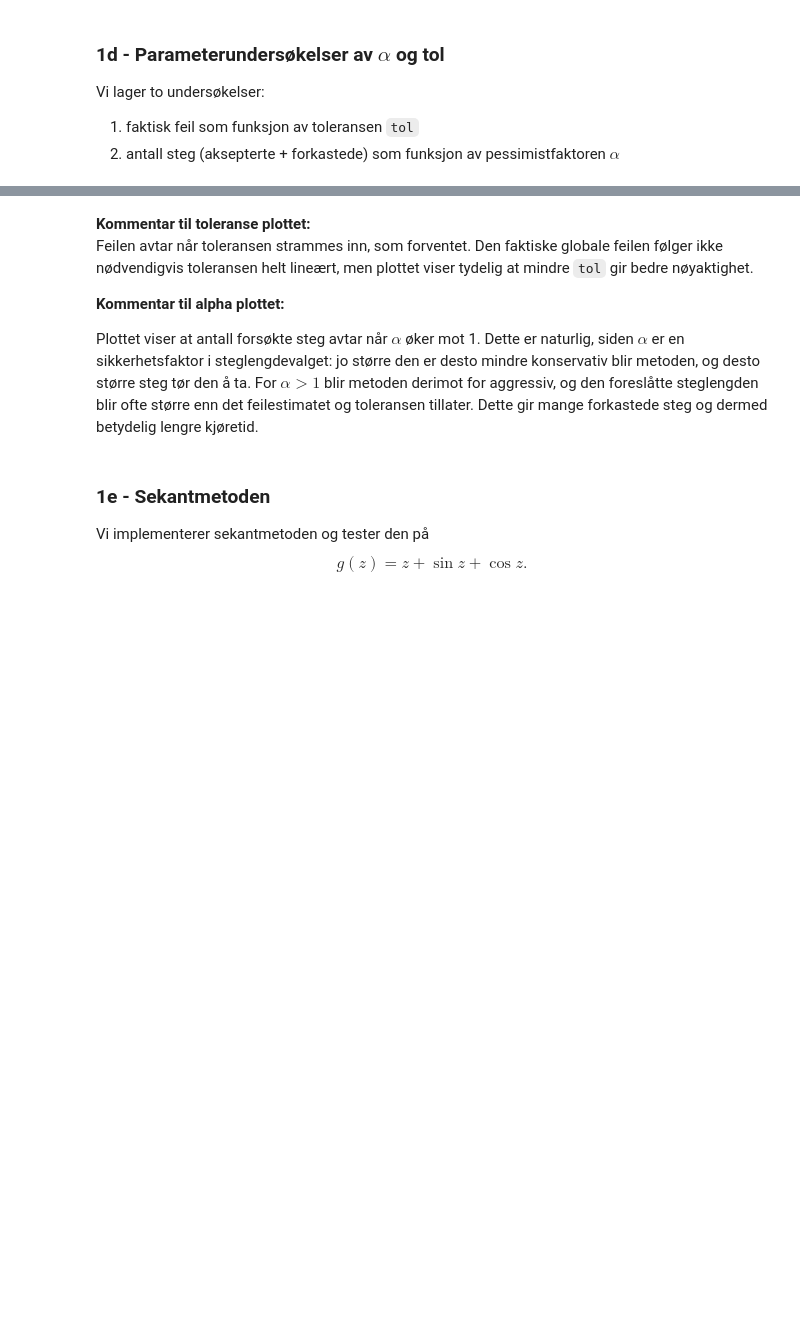
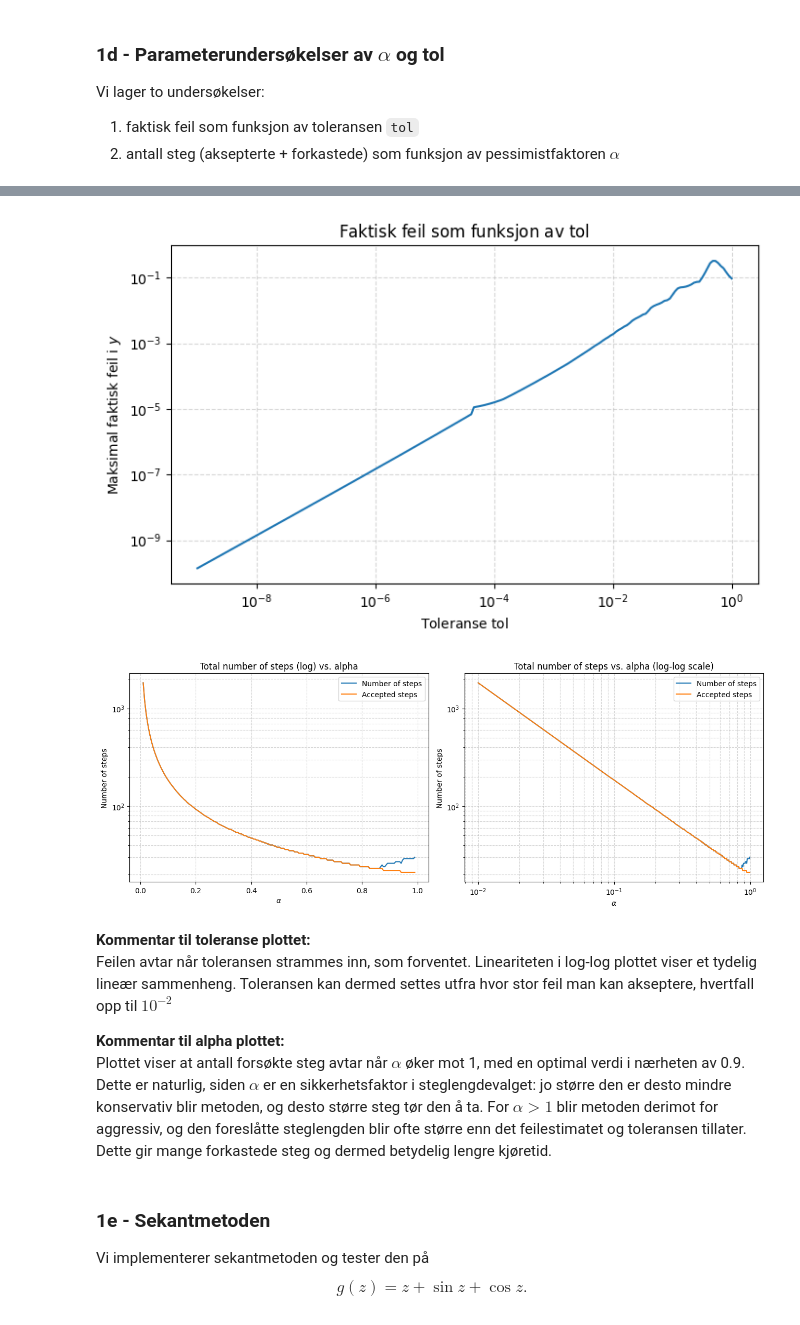
Before and after one commit to Alexaeven/VitBerP3, a Jupyter notebook: 74Prosjekt3.ipynb, the cells around one changed output, grey strips where cells are left out. Cells and saved outputs as stored; diff of their text form; code cells hidden in the pictures; blank space fills up the shorter version.

```diff
--- a/74Prosjekt3.ipynb
+++ b/74Prosjekt3.ipynb
@@ -252,10 +230,61 @@ plt.show()
+# %%
+tols = np.logspace(-9, 0, 200)
+actual_errors = []
+
+for tol_i in tols:
+    x_i, y_i, *_ = rk32(x_init, x_end, y_init, h0, tol_i, f_1, alpha=0.8)
+    err = np.max(np.abs(y_i[:, 0] - y_exact(x_i)))
+    actual_errors.append(err)
+
+plt.figure(figsize=(7, 4.5))
+plt.loglog(tols, actual_errors, "-")
+plt.xlabel(r"Toleranse $\mathrm{tol}$")
+plt.ylabel(r"Maksimal faktisk feil i $y$")
+plt.title(r"Faktisk feil som funksjon av $\mathrm{tol}$")
+plt.grid(True, which="both", ls="--", alpha=0.5)
+plt.tight_layout()
+plt.show()
+
+alphas = np.linspace(0.01, 0.99, 200)
+total_steps_list = []
+accepted_steps_list = []
+
+for a in alphas:
+    _, _, _, n_acc_i, n_rej_i = rk32(x_init, x_end, y_init, h0, 1e-2, f_1, alpha=a)
+    total_steps_list.append(n_acc_i + n_rej_i)
+    accepted_steps_list.append(n_acc_i)
+
+fig, axes = plt.subplots(1, 2, figsize=(13, 5))
+
+# Venstre: semilogy
+axes[0].semilogy(alphas, total_steps_list, label="Number of steps")
+axes[0].semilogy(alphas, accepted_steps_list, label="Accepted steps")
+axes[0].set_xlabel(r"$\alpha$")
+axes[0].set_ylabel("Number of steps")
+axes[0].set_title(r"Total number of steps (log) vs. alpha")
+axes[0].legend()
+axes[0].grid(True, which="both", ls="--", alpha=0.5)
+
+# Høyre: loglog
+axes[1].loglog(alphas, total_steps_list, label="Number of steps")
+axes[1].loglog(alphas, accepted_steps_list, label="Accepted steps")
+axes[1].set_xlabel(r"$\alpha$")
+axes[1].set_ylabel("Number of steps")
+axes[1].set_title(r"Total number of steps vs. alpha (log-log scale)")
+axes[1].legend()
+axes[1].grid(True, which="both", ls="--", alpha=0.5)
+
+plt.tight_layout()
+plt.show()
+# %% [output]
+[figure, added]
+[figure, added]
 # %% [markdown]
 **Kommentar til toleranse plottet:**
-Feilen avtar når toleransen strammes inn, som forventet. Den faktiske globale feilen følger ikke nødvendigvis toleransen helt lineært, men plottet viser tydelig at mindre `tol` gir bedre nøyaktighet.
+Feilen avtar når toleransen strammes inn, som forventet. Lineariteten i log-log plottet viser et tydelig lineær sammenheng. Toleransen kan dermed settes utfra hvor stor feil man kan akseptere, hvertfall opp til $10^{-2}$
 
 **Kommentar til alpha plottet:**
-
-Plottet viser at antall forsøkte steg avtar når $\alpha$ øker mot 1. Dette er naturlig, siden $\alpha$ er en sikkerhetsfaktor i steglengdevalget: jo større den er desto mindre konservativ blir metoden, og desto større steg tør den å ta. For $\alpha > 1$ blir metoden derimot for aggressiv, og den foreslåtte steglengden blir ofte større enn det feilestimatet og toleransen tillater. Dette gir mange forkastede steg og dermed betydelig lengre kjøretid.
+Plottet viser at antall forsøkte steg avtar når $\alpha$ øker mot 1, med en optimal verdi i nærheten av 0.9. Dette er naturlig, siden $\alpha$ er en sikkerhetsfaktor i steglengdevalget: jo større den er desto mindre konservativ blir metoden, og desto større steg tør den å ta. For $\alpha > 1$ blir metoden derimot for aggressiv, og den foreslåtte steglengden blir ofte større enn det feilestimatet og toleransen tillater. Dette gir mange forkastede steg og dermed betydelig lengre kjøretid.
 # %% [markdown]
 ### 1e - Sekantmetoden
 Vi implementerer sekantmetoden og tester den på
```
Also changed, not shown: parts of 11 cells of this notebook.
